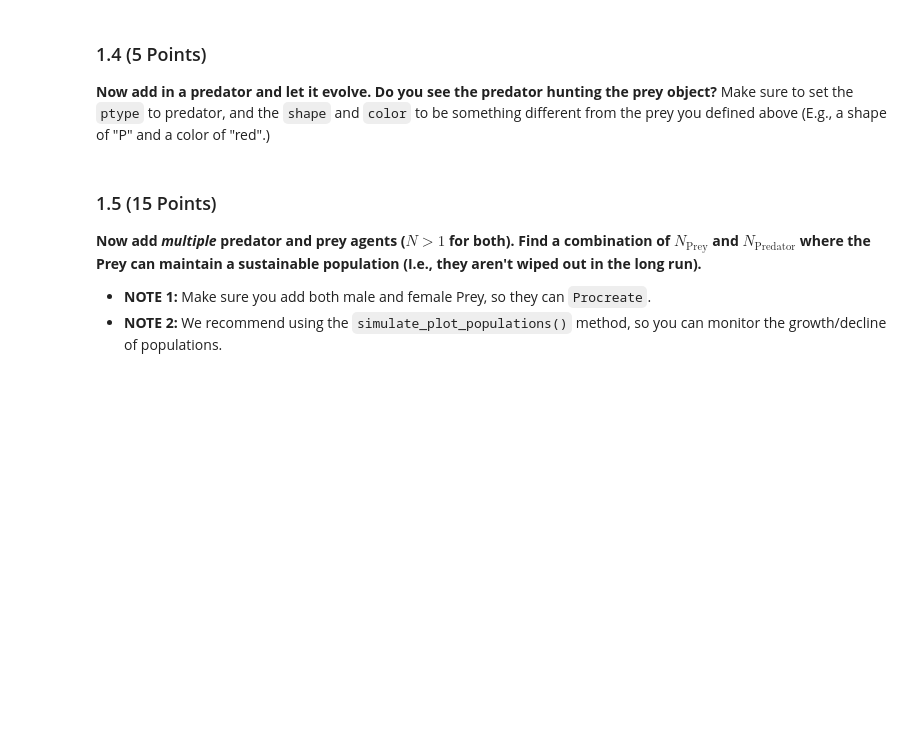
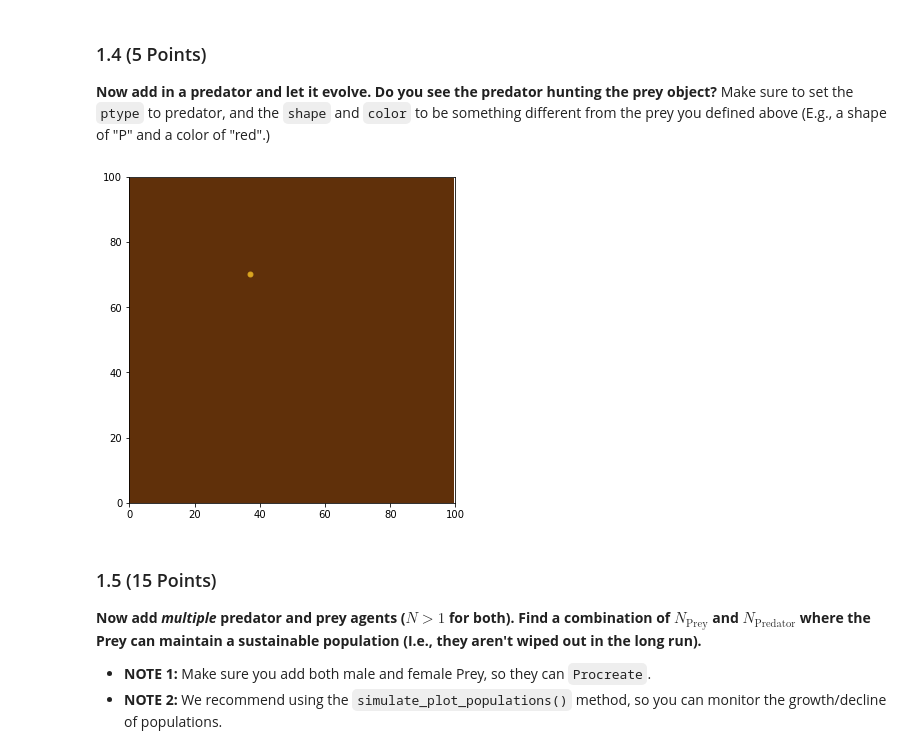
Before and after one commit to KollinBartz/CMSE202-s23-turnin, a Jupyter notebook: hw-03/HW3_ABMs_Bartz.ipynb, the cells around one changed output. Saved outputs shown, nothing was run; the diff lists cells and outputs as text; code cells hidden in the pictures; blank space fills up the shorter version.

```diff
--- a/hw-03/HW3_ABMs_Bartz.ipynb
+++ b/hw-03/HW3_ABMs_Bartz.ipynb
@@ -87,3 +112,9 @@ Construct a new `Environment` object and a new `Animal_Agent` object. Specify th
+# %%
+pred = aac.Animal_Agent(ptype = "Preditor", shape = "x", color = "blue")
+env.add_agent(pred)
+env.simulate(20)
+# %% [output]
+[figure, added]
 # %% [markdown]
 ### 1.5 (15 Points)
 
```
Also changed, not shown: parts of 23 cells of this notebook, 2 other files.
